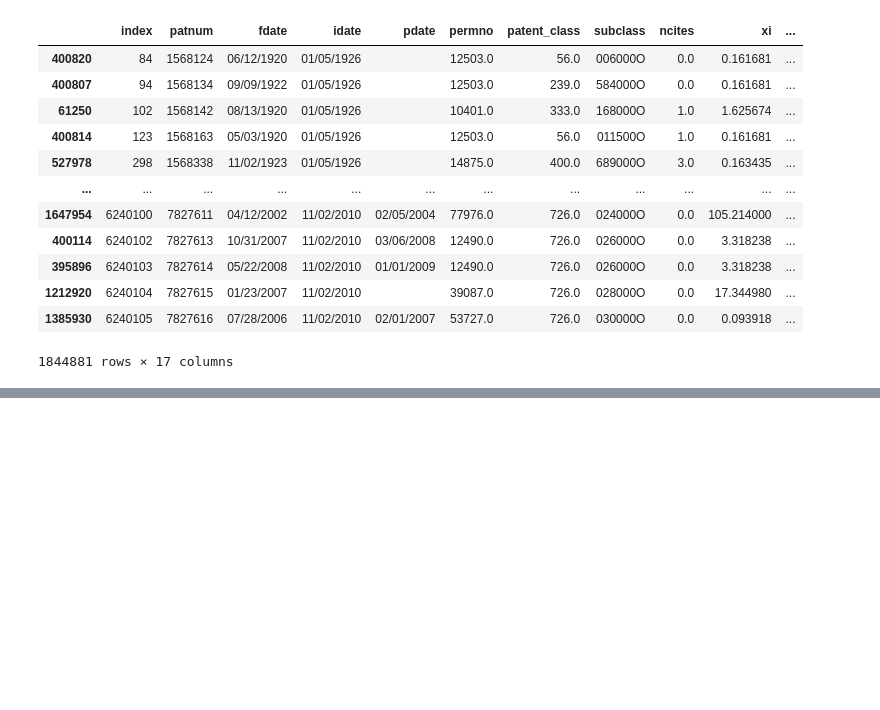
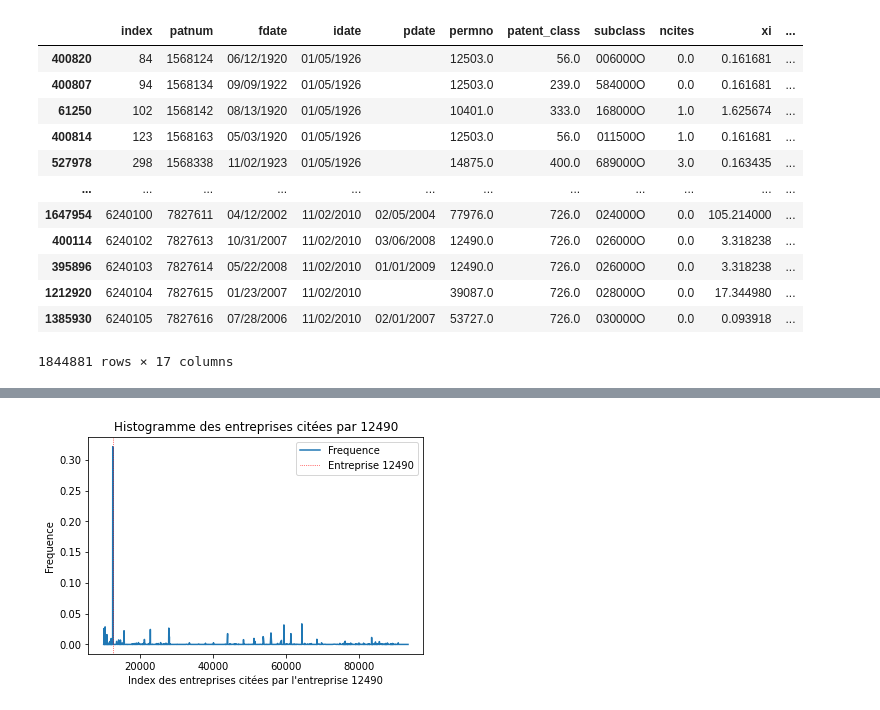
Before and after one commit to gwatkinson/statapp, a Jupyter notebook: projet/cites.ipynb, the cells around one changed output, grey strips where cells are left out. Cells and saved outputs as stored; diff of their text form; code cells hidden in the pictures; blank space fills up the shorter version.

```diff
--- a/projet/cites.ipynb
+++ b/projet/cites.ipynb
@@ -147,0 +210,46 @@ cite_hist(12060)
+# %%
+def cite_hist(permno, permno_cites, method='freq', show=True, save=True, path=None):
+    """
+    Plot and/or save a histogramm for the given firm id.
+
+    Parameters
+    ----------
+    permno : int
+        The index of the firm to plot.
+    permno_cites : DataFrame
+        The firm DataFrame with `count` and/or `freq`.
+    method : str, default 'freq'
+        The type of the plot ('freq' or 'count').
+    show : bool, default True
+        Weither to show the figure.
+    save : bool, default True
+        Weither to save the figure.
+    path : str, default None
+        Where to save, if `None`, saves in f"../images/cites/hist_{permno}".
+
+    Returns
+    -------
+    None
+    """
+    assert method in permno_cites.columns, "The wanted method is not possible with the given DataFrame."
+
+    if save and path is None:
+        path = f"../images/cites/hist_{permno}"
+
+    fig, ax = plt.subplots()
+    label = 'Nombre de brevets' if method=='count' else 'Frequence'
+    permno_cites[permno_cites['citing_permno'] == permno].sort_values('cited_permno').plot(x='cited_permno', y=method, label=label, ax=ax)
+    plt.axvline(x=int(permno), color='red', linestyle='dotted', linewidth=0.7, label=f'Entreprise {permno}')
+    ax.set_title(f'Histogramme des entreprises citées par {permno}')
+    ax.set_xlabel(f'Index des entreprises citées par l\'entreprise {permno}')
+    ax.set_ylabel(label)
+    plt.legend()
+
+    if save:
+        fig.savefig(path)
+    if show:
+        plt.show()
+# %%
+cite_hist(12490, b)
+# %% [output]
+[figure, added]
```
Also changed, not shown: parts of 23 cells of this notebook.
